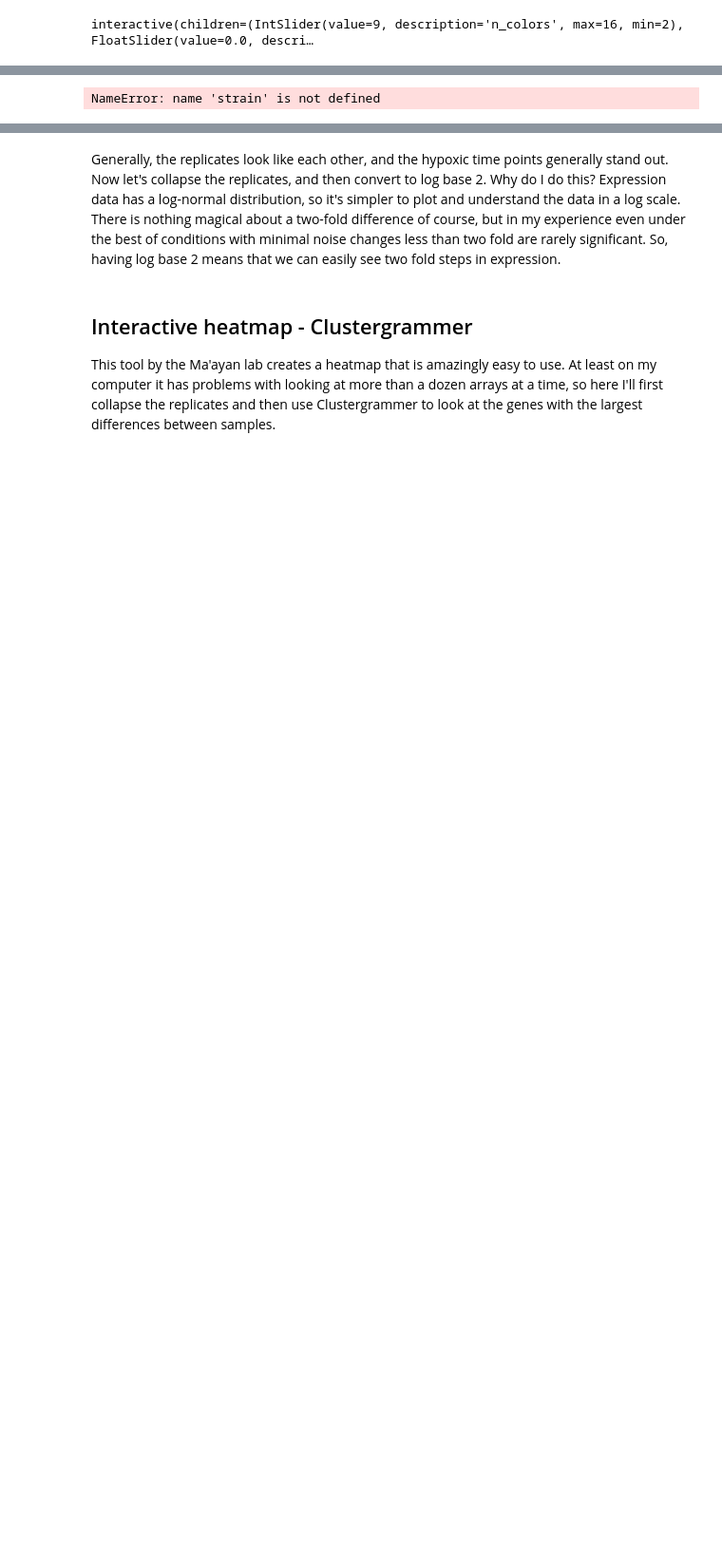
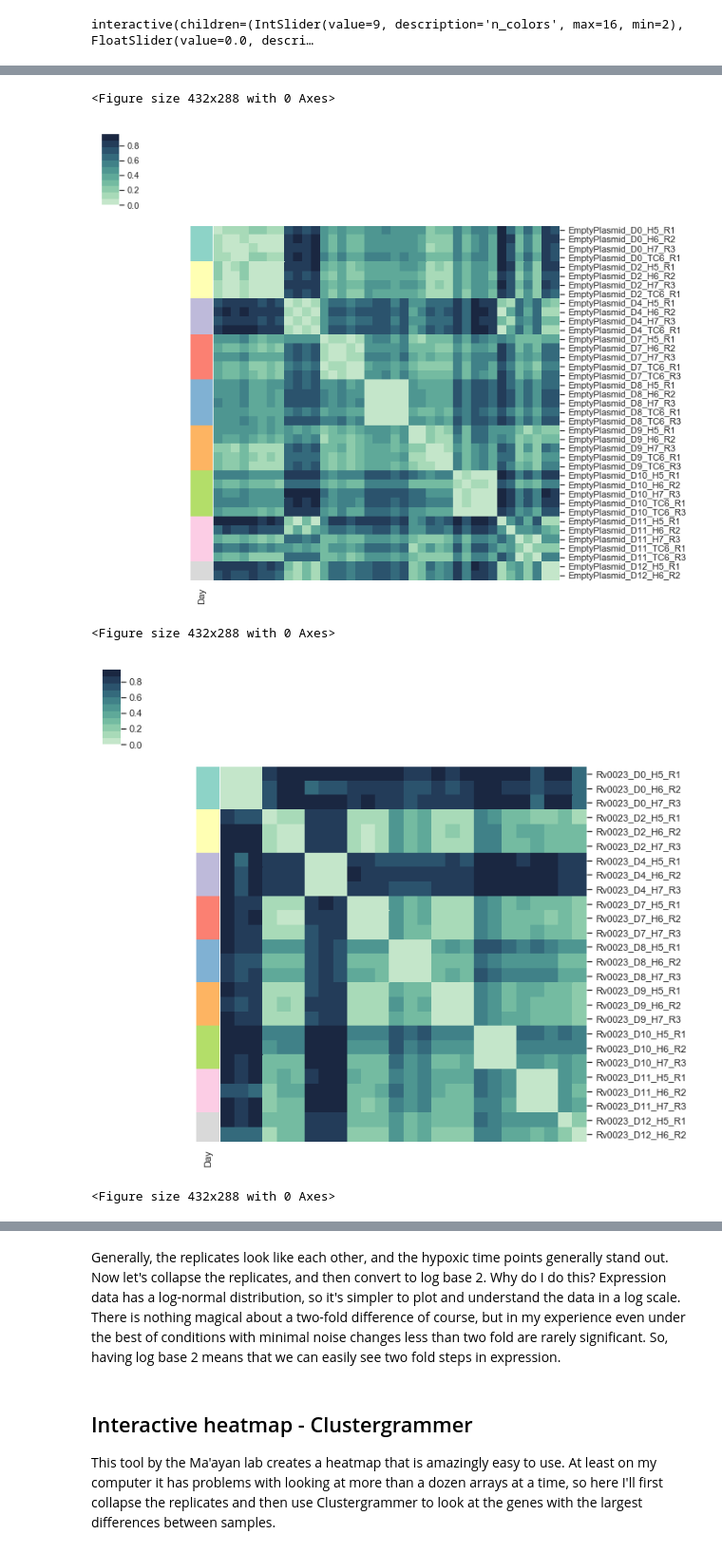
Before and after one commit to trustad/TBseqOmatic, a Jupyter notebook: RNAseq analysis worksheet.ipynb, the cells around one changed output, grey strips where cells are left out. Shown: that part at 95% size. Saved outputs shown, nothing was run; the diff lists cells and outputs as text; code cells hidden in the pictures; blank space fills up the shorter version.

Commit message:
Working draft up to Clustergrammer chaos

```diff
--- a/RNAseq analysis worksheet.ipynb
+++ b/RNAseq analysis worksheet.ipynb
@@ -291,39 +296,27 @@ g = sns.clustermap(col_ident_mat,
 # %%
 
 for i in range(len(unique_strains)):
     sset = df.loc[df['Strain']== unique_strains[i]]
 
     ## generate the distance matrix
     ssdists = pdist(sset.iloc[:,4:], 'correlation')
     col_ident_mat = pd.DataFrame(squareform(ssdists), index=sset.index)
-
-    ## set the label colors so we can see how well the samples cluster by day
-    day_pal = sns.color_palette('husl', len(sset['Day'].unique()))
-    day_lut = dict(zip(sset.Day.unique(), day_pal))
-    day_cols = pd.Series(sset.Day).map(day_lut)
-    cmap = sns.diverging_palette(h_neg=210, h_pos=350, s=90, l=30, as_cmap=True)
-    #plt.figure()
+    plt.figure()
     g = sns.clustermap(col_ident_mat,
                        # Turn off the clustering
                        row_cluster=False, col_cluster=False,
 
                        # Add colored class labels
                        row_colors = day_cols,
                        # Make the plot look better when many rows/cols
                        linewidths=0, xticklabels=False, yticklabels=True,
 
                        # use the color scheme selected above for the heatmap
-                       cmap = colmap
+                       cmap = hmap_col
                       )
-    # Draw the legend bar for the classes
-    for label in sset['Day'].unique():
-        g.ax_col_dendrogram.bar(0, 0, color=day_lut[label],
-                                label=label, linewidth=0)
-    g.ax_col_dendrogram.legend(loc="center", ncol=3)
-    g.ax_col_dendrogram.set_xlim([0,0])
-
-    # Adjust the postion of the main colorbar for the heatmap
-    g.cax.set_position([1.2, .2, .03, .45])
-    g.ax_heatmap.set_title (unique_strains[i])
 # %% [output]
-NameError: name 'strain' is not defined
+<Figure size 432x288 with 0 Axes>
+[figure, added]
+<Figure size 432x288 with 0 Axes>
+[figure, added]
+<Figure size 432x288 with 0 Axes>
```
Also changed, not shown: parts of 31 cells of this notebook, 1 other file.
